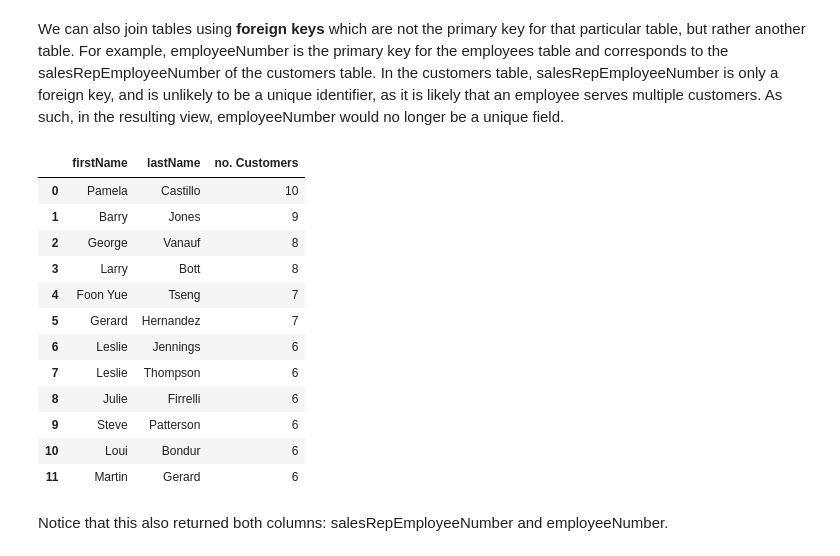
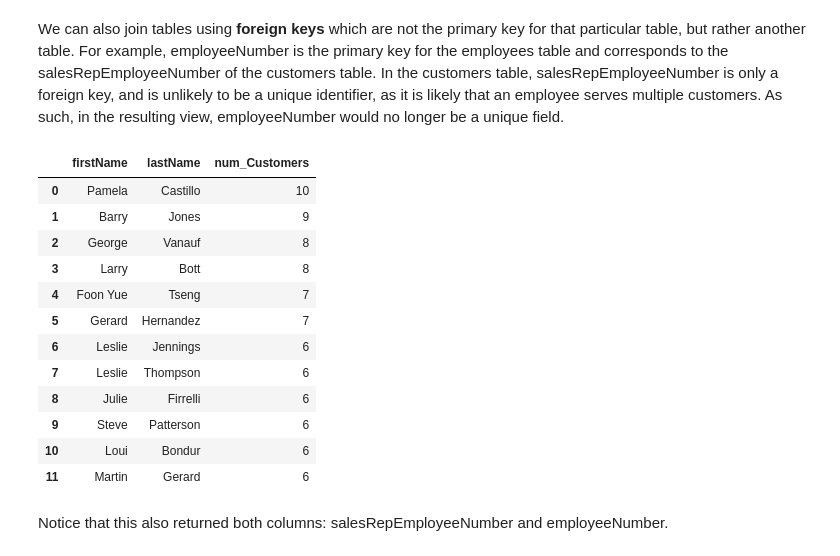
Before and after one commit to Botafogo1894/dsc-1-05-10-join-statements-nyc-career-ds-102218, a Jupyter notebook: index.ipynb, the cells around one changed output. Saved outputs shown, nothing was run; the diff lists cells and outputs as text; code cells hidden in the pictures.

```diff
--- a/index.ipynb
+++ b/index.ipynb
@@ -159,18 +159,18 @@ Another important consideration when performing joins is to think more about the
 # %% [markdown]
 We can also join tables using **foreign keys** which are not the primary key for that particular table, but rather another table. For example, employeeNumber is the primary key for the employees table and corresponds to the salesRepEmployeeNumber of the customers table. In the customers table, salesRepEmployeeNumber is only a foreign key, and is unlikely to be a unique identifier, as it is likely that an employee serves multiple customers. As such, in the resulting view, employeeNumber would no longer be a unique field.
 # %%
-cur.execute("""select e.firstName, e.lastName, count(customerNumber) as " no. Customers" from customers c
+cur.execute("""select e.firstName, e.lastName, count(customerNumber) as " num_Customers" from customers c
                         join employees e
                         on c.salesRepEmployeeNumber = e.employeeNumber
                         group by salesRepEmployeeNumber
                         having count(customerNumber) > 5
                         order by count(customerNumber) desc;
                        """)
 df = pd.DataFrame(cur.fetchall()) #Take results and create dataframe
 df.columns = [i[0] for i in cur.description]
 df.head(15)
 # %% [output]
-|  | firstName | lastName | no. Customers |
+|  | firstName | lastName | num_Customers |
 | 0 | Pamela | Castillo | 10 |
 | 1 | Barry | Jones | 9 |
 | 2 | George | Vanauf | 8 |
```
